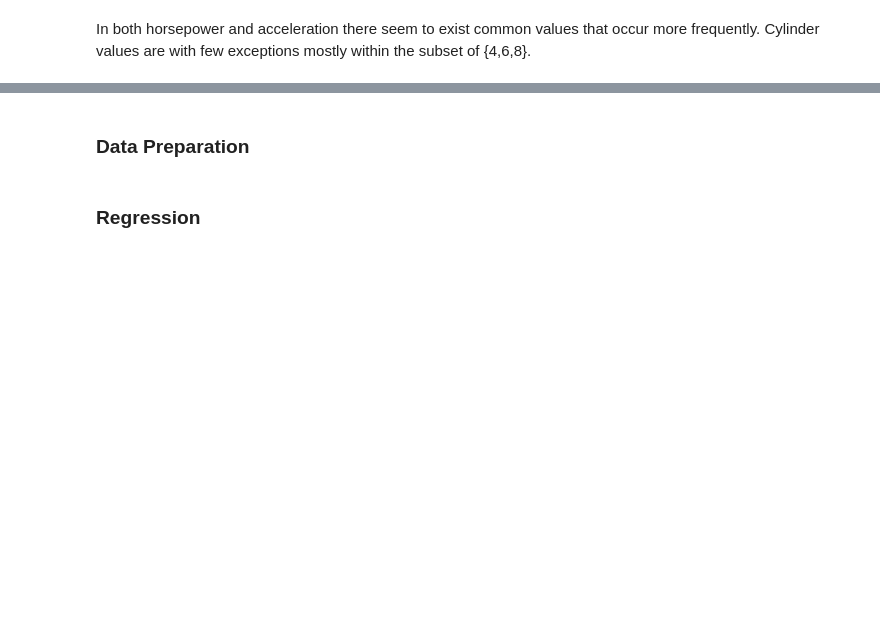
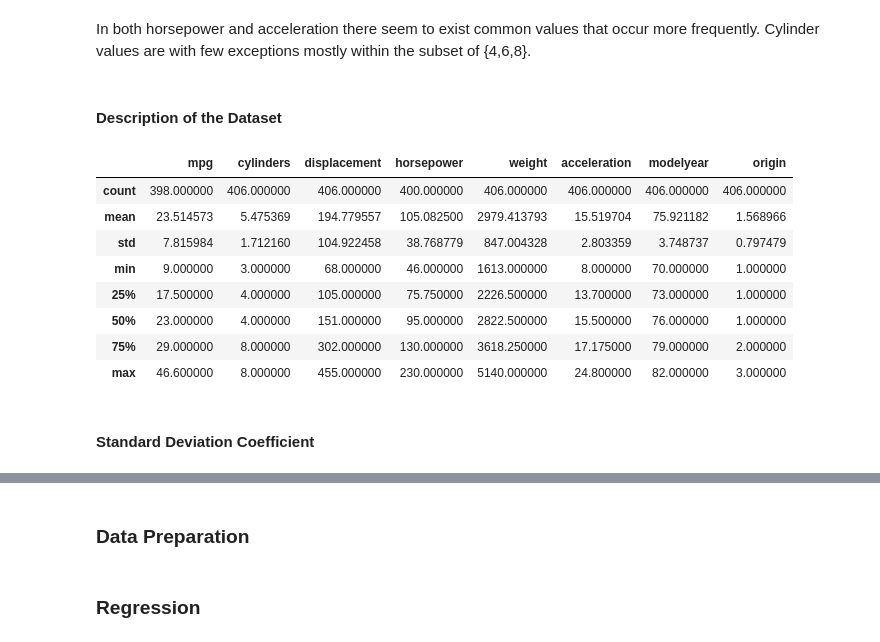
Before and after one commit to nikwlf/dswithcars, a Jupyter notebook: dscars.ipynb, the cells around one changed output, grey strips where cells are left out. Drawn from its saved outputs; the diff is of its cells as text; code cells hidden in the pictures; blank space fills up the shorter version.

```diff
--- a/dscars.ipynb
+++ b/dscars.ipynb
@@ -65,2 +108,18 @@ Text(0.5,0,'weight')
 # %% [markdown]
 In both horsepower and acceleration there seem to exist common values that occur more frequently. Cylinder values are with few exceptions mostly within the subset of {4,6,8}.
+# %% [markdown]
+#### Description of the Dataset
+# %%
+df.describe()
+# %% [output]
+|  | mpg | cylinders | displacement | horsepower | weight | acceleration | modelyear | origin |
+| count | 398.000000 | 406.000000 | 406.000000 | 400.000000 | 406.000000 | 406.000000 | 406.000000 | 406.000000 |
+| mean | 23.514573 | 5.475369 | 194.779557 | 105.082500 | 2979.413793 | 15.519704 | 75.921182 | 1.568966 |
+| std | 7.815984 | 1.712160 | 104.922458 | 38.768779 | 847.004328 | 2.803359 | 3.748737 | 0.797479 |
+| min | 9.000000 | 3.000000 | 68.000000 | 46.000000 | 1613.000000 | 8.000000 | 70.000000 | 1.000000 |
+| 25% | 17.500000 | 4.000000 | 105.000000 | 75.750000 | 2226.500000 | 13.700000 | 73.000000 | 1.000000 |
+| 50% | 23.000000 | 4.000000 | 151.000000 | 95.000000 | 2822.500000 | 15.500000 | 76.000000 | 1.000000 |
+| 75% | 29.000000 | 8.000000 | 302.000000 | 130.000000 | 3618.250000 | 17.175000 | 79.000000 | 2.000000 |
+| max | 46.600000 | 8.000000 | 455.000000 | 230.000000 | 5140.000000 | 24.800000 | 82.000000 | 3.000000 |
+# %% [markdown]
+#### Standard Deviation Coefficient
```
Also changed, not shown: parts of 7 cells of this notebook.
